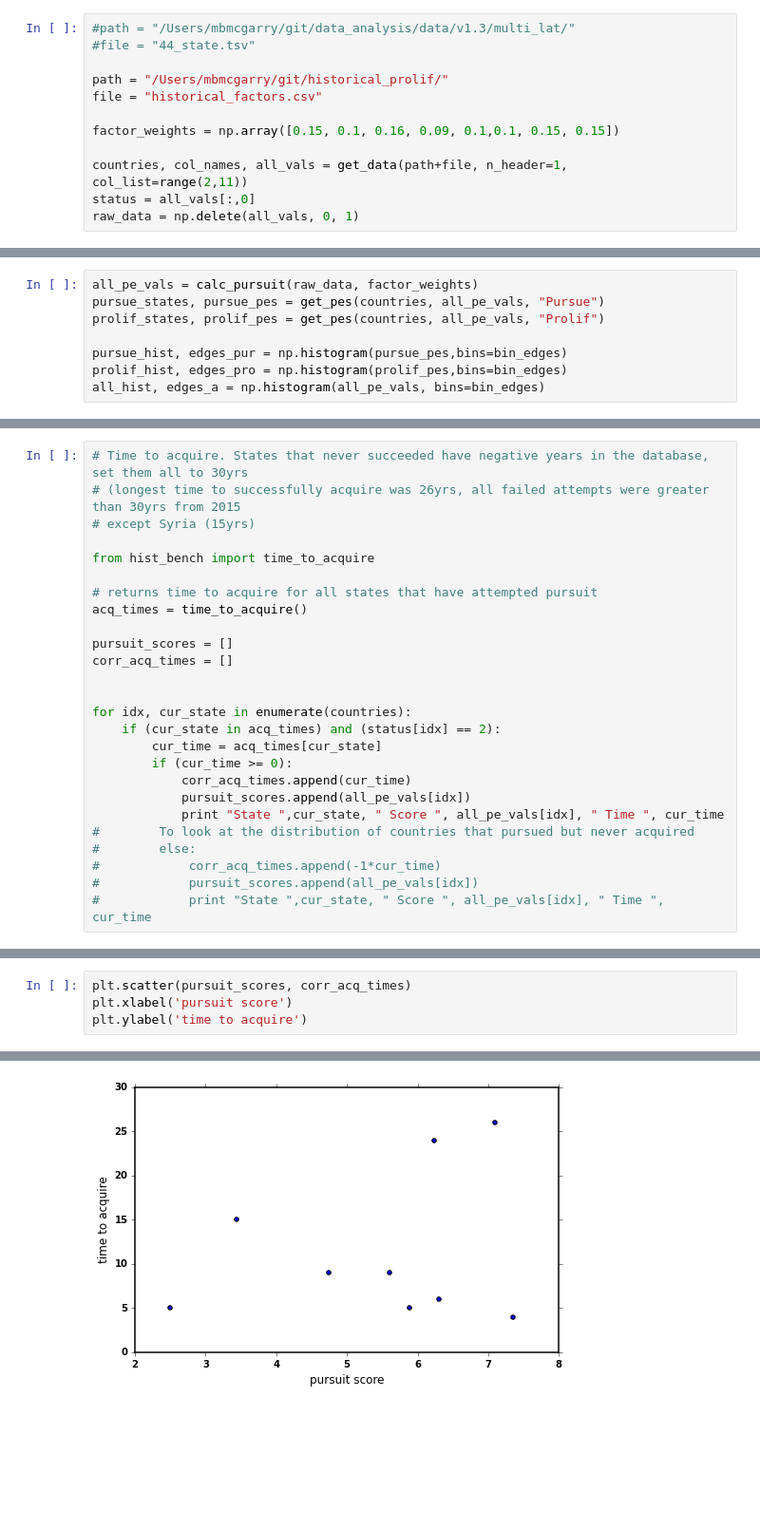
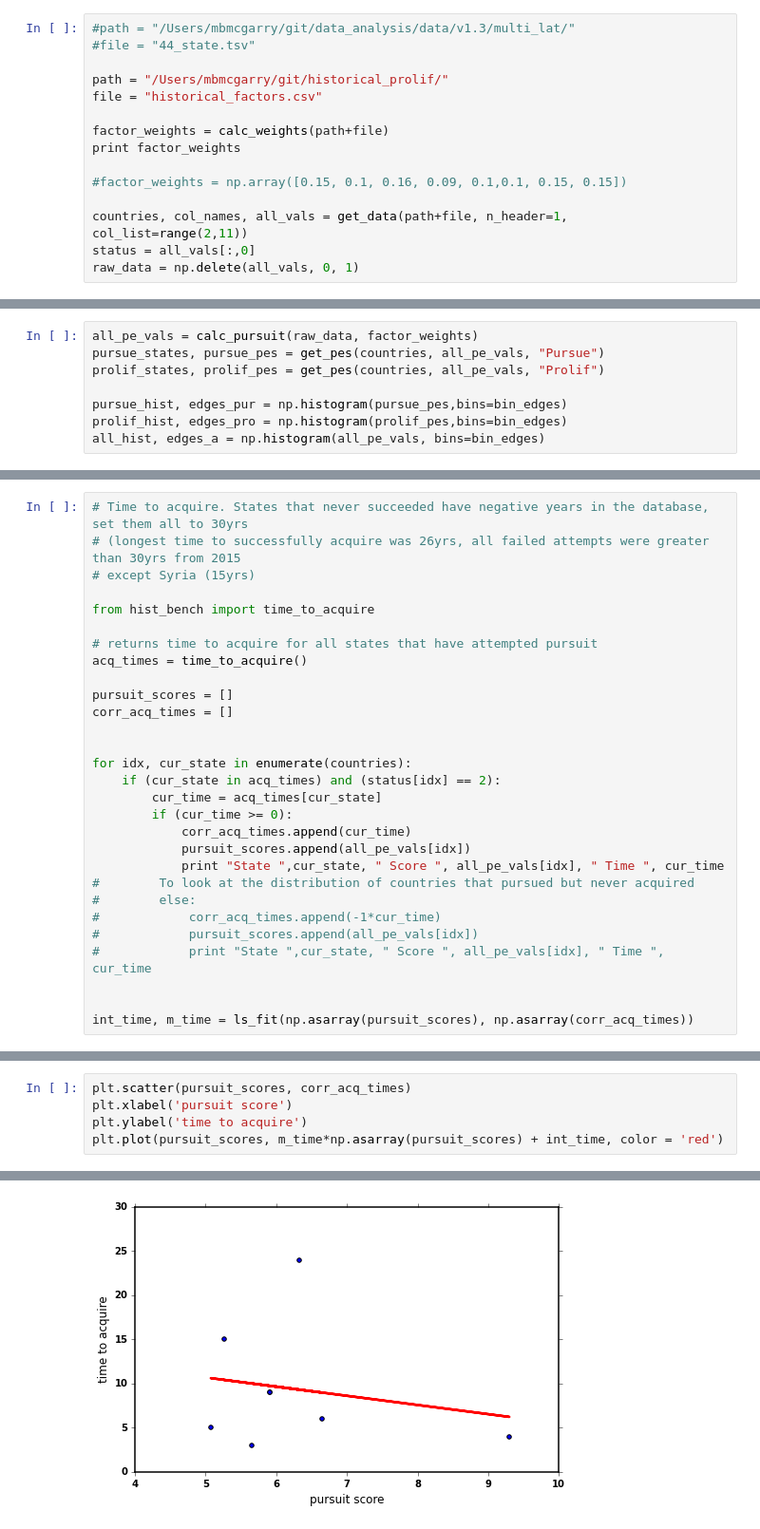
Before and after one commit to CNERG/historical_prolif, a Jupyter notebook: Historical_benchmark.ipynb, the cells around one changed output, grey strips where cells are left out. Shown: that part at 95% size. Saved outputs shown, nothing was run; the diff lists cells and outputs as text; blank space fills up the shorter version.

```diff
--- a/Historical_benchmark.ipynb
+++ b/Historical_benchmark.ipynb
@@ -58,7 +60,10 @@ bin_edges = [0,1,2,3,4,5,6,7,8,9,10]
 path = "/Users/mbmcgarry/git/historical_prolif/"
 file = "historical_factors.csv"
 
-factor_weights = np.array([0.15, 0.1, 0.16, 0.09, 0.1,0.1, 0.15, 0.15])
+factor_weights = calc_weights(path+file)
+print factor_weights
+
+#factor_weights = np.array([0.15, 0.1, 0.16, 0.09, 0.1,0.1, 0.15, 0.15])
 
 countries, col_names, all_vals = get_data(path+file, n_header=1, col_list=range(2,11))
 status = all_vals[:,0]
@@ -136,4 +155,7 @@ for idx, cur_state in enumerate(countries):
 #            corr_acq_times.append(-1*cur_time)
 #            pursuit_scores.append(all_pe_vals[idx])
 #            print "State ",cur_state, " Score ", all_pe_vals[idx], " Time ", cur_time
+
+
+int_time, m_time = ls_fit(np.asarray(pursuit_scores), np.asarray(corr_acq_times))
 # %% [output]
@@ -150,4 +172,5 @@ State  USSR  Score  7.35  Time  4
 plt.scatter(pursuit_scores, corr_acq_times)
 plt.xlabel('pursuit score')
 plt.ylabel('time to acquire')
+plt.plot(pursuit_scores, m_time*np.asarray(pursuit_scores) + int_time, color = 'red')
 # %% [output]
@@ -155 +178 @@ plt.ylabel('time to acquire')
-[figure, old version]
+[figure, new version]
```
Also changed, not shown: parts of 10 cells of this notebook, 2 other files.
